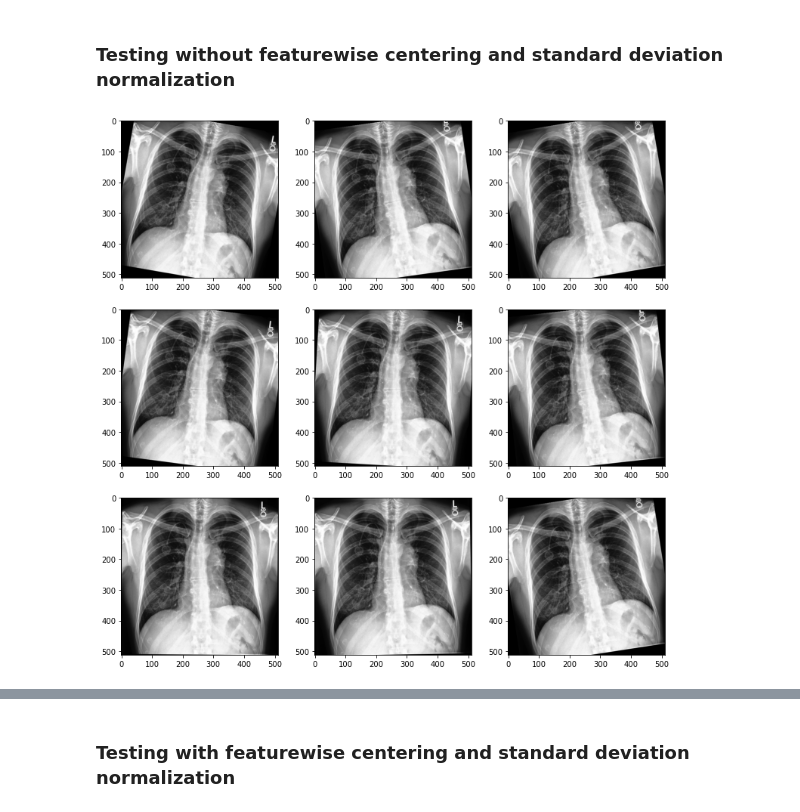
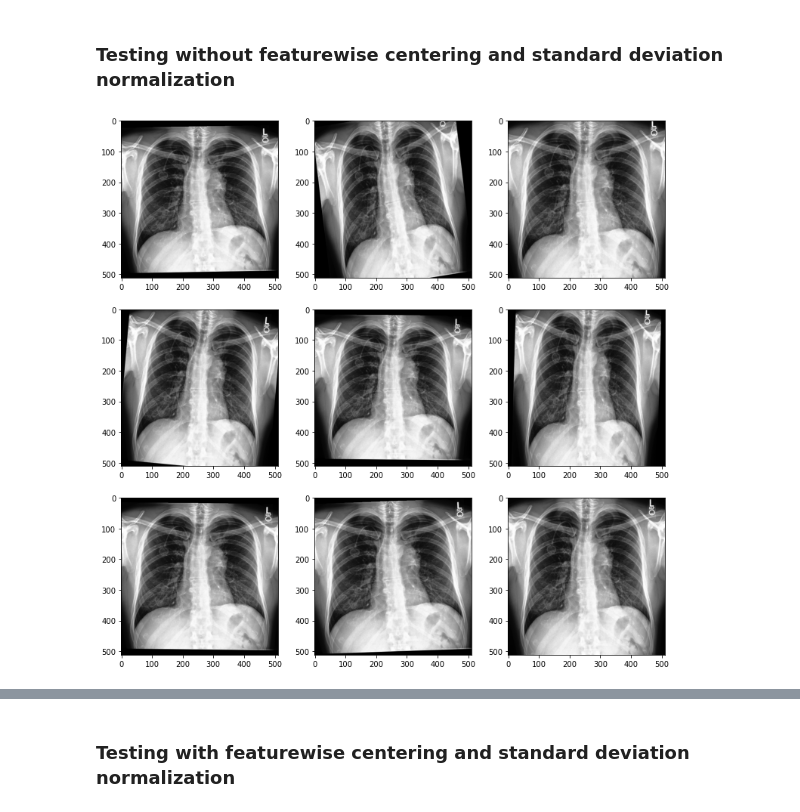
Before and after one commit to tamerthamoqa/CheXpert-multilabel-classification-tensorflow, a Jupyter notebook: misc/testing_data_augmentations/testing_image_data_augmentation_settings.ipynb, the cells around one changed output, grey strips where cells are left out. Saved outputs shown, nothing was run; the diff lists cells and outputs as text; code cells hidden in the pictures.

```diff
--- a/misc/testing_data_augmentations/testing_image_data_augmentation_settings.ipynb
+++ b/misc/testing_data_augmentations/testing_image_data_augmentation_settings.ipynb
@@ -17,34 +17,35 @@ from matplotlib import pyplot
 # load the image
 img = load_img('test_images/patient00005_view1_frontal.png')
 # convert to numpy array
 data = img_to_array(img)
 # expand dimension to one sample
 samples = expand_dims(data, 0)
 # create image data augmentation generator
 datagen = ImageDataGenerator(
     rotation_range=10,
     shear_range=0.1,
+    zoom_range=0.1,
     fill_mode="constant",
     cval=0.0
 )
 
 # prepare iterator
 it = datagen.flow(samples, batch_size=1)
 f = pyplot.figure(figsize=(13, 13))
 # generate samples and plot
 for i in range(9):
     # define subplot
     f.add_subplot(330 + 1 + i)
     # generate batch of images
     batch = it.next()
     # convert to unsigned integers for viewing
     image = batch[0].astype('uint8')
     # plot raw pixel data
     pyplot.imshow(image)
 # show the figure
 pyplot.show()
 # %% [output]
-[figure, old version]
+[figure, new version]
 # %%
 # load the image
 img = load_img('test_images/patient00005_view2_lateral.png')
```
Also changed, not shown: parts of 4 cells of this notebook.
